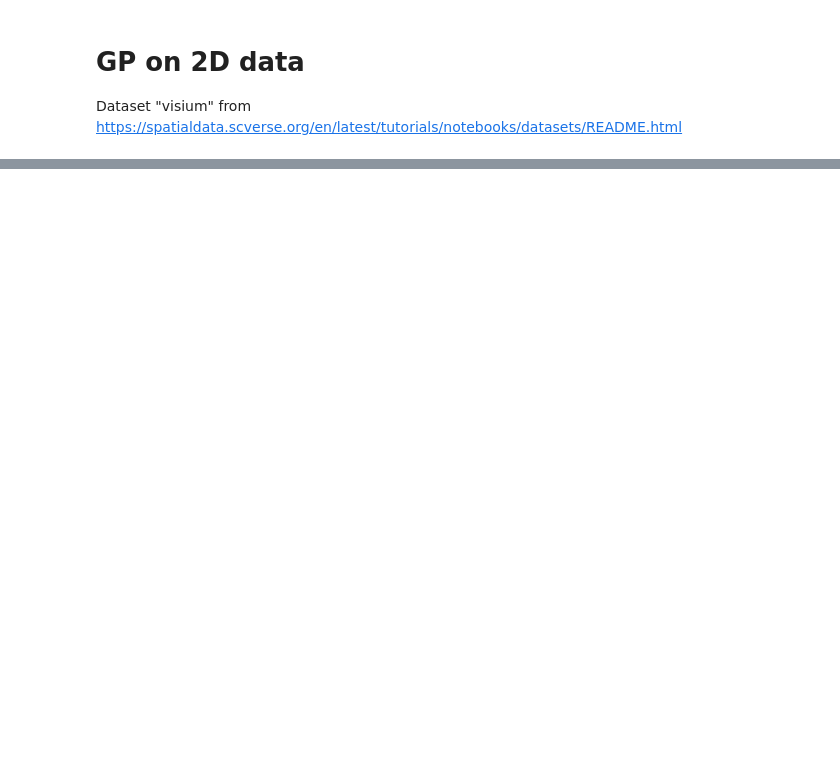
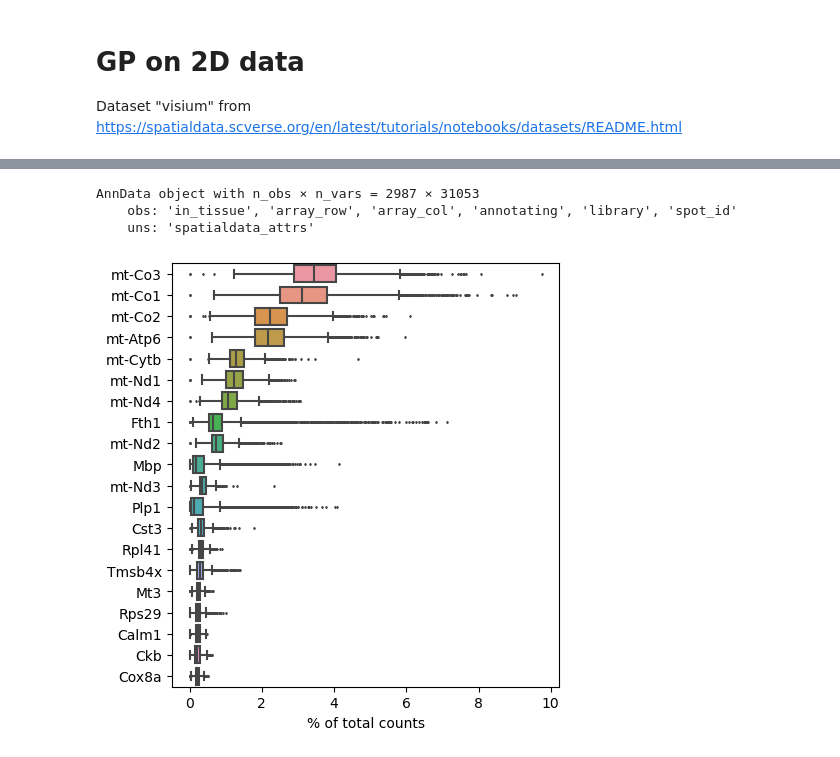
Before and after one commit to bioFAM/cellij, a Jupyter notebook: notebooks/cellij_2D_gp.ipynb, the cells around one changed output, grey strips where cells are left out. Cells and saved outputs as stored; diff of their text form; code cells hidden in the pictures; blank space fills up the shorter version.

```diff
--- a/notebooks/cellij_2D_gp.ipynb
+++ b/notebooks/cellij_2D_gp.ipynb
@@ -35,2 +39,14 @@ visium_sdata = sd.read_zarr("/Users/tim.treis/Documents/GitHub/spatialdata-noteb
+# %%
+visium_sdata = sd.read_zarr("/vol/data/ttreis/data/visium.zarr")
 # %%
 sdata = visium_sdata.filter_by_coordinate_system("ST8059048")
+adata = sdata.table
+adata
+# %% [output]
+AnnData object with n_obs × n_vars = 2987 × 31053
+    obs: 'in_tissue', 'array_row', 'array_col', 'annotating', 'library', 'spot_id'
+    uns: 'spatialdata_attrs'
+# %%
+sc.pl.highest_expr_genes(adata, n_top=20, )
+# %% [output]
+[figure, added]
```
Also changed, not shown: parts of 29 cells of this notebook.
